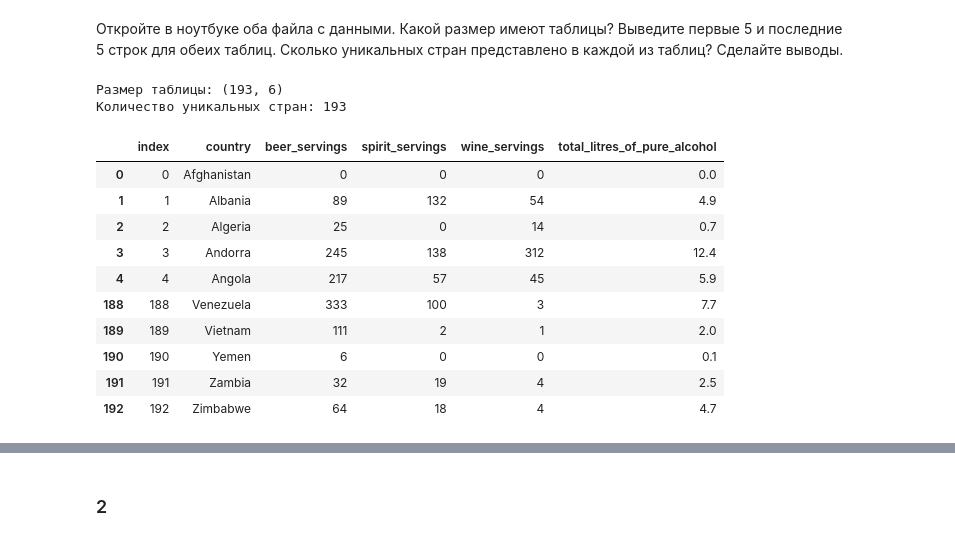
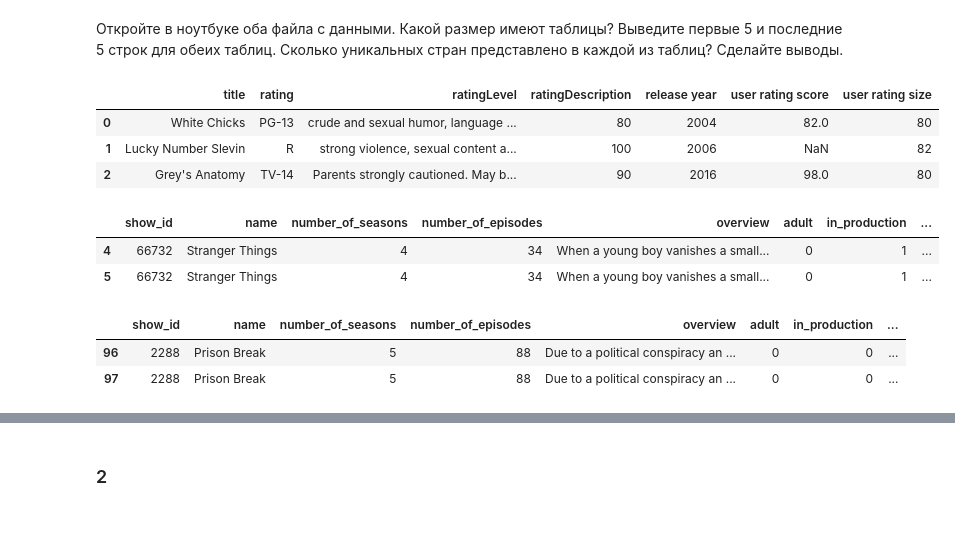
Before and after one commit to evslou/DS, a Jupyter notebook: MMDA&ML/HW 1 - Numpy. Pandas.ipynb, the cells around one changed output, grey strips where cells are left out. Saved outputs shown, nothing was run; the diff lists cells and outputs as text; code cells hidden in the pictures.

```diff
--- a/MMDA&ML/HW 1 - Numpy. Pandas.ipynb
+++ b/MMDA&ML/HW 1 - Numpy. Pandas.ipynb
@@ -312,22 +312,3 @@ import pandas as pd
 Вторая таблица содержит в себе информацию о научных статьях и исследованиях о продолжительности жизни (в разных категориях и для разных групп) по той или иной стране.
 # %% [markdown]
 Откройте в ноутбуке оба файла с данными. Какой размер имеют таблицы? Выведите первые 5 и последние 5 строк для обеих таблиц. Сколько уникальных стран представлено в каждой из таблиц? Сделайте выводы.
-# %%
-drinks = pd.read_csv("/Users/nikitaevseev/Desktop/DS/MMDA&ML/drinks.csv")
-print('Размер таблицы: ' + str(drinks.shape))
-print('Количество уникальных стран:', drinks['country'].unique().size)
-pd.concat([drinks.head(5), drinks.tail(5)])
-# %% [output]
-Размер таблицы: (193, 6)
-Количество уникальных стран: 193
-|  | index | country | beer_servings | spirit_servings | wine_servings | total_litres_of_pure_alcohol |
-| 0 | 0 | Afghanistan | 0 | 0 | 0 | 0.0 |
-| 1 | 1 | Albania | 89 | 132 | 54 | 4.9 |
-| 2 | 2 | Algeria | 25 | 0 | 14 | 0.7 |
-| 3 | 3 | Andorra | 245 | 138 | 312 | 12.4 |
-| 4 | 4 | Angola | 217 | 57 | 45 | 5.9 |
-| 188 | 188 | Venezuela | 333 | 100 | 3 | 7.7 |
-| 189 | 189 | Vietnam | 111 | 2 | 1 | 2.0 |
-| 190 | 190 | Yemen | 6 | 0 | 0 | 0.1 |
-| 191 | 191 | Zambia | 32 | 19 | 4 | 2.5 |
-| 192 | 192 | Zimbabwe | 64 | 18 | 4 | 4.7 |
@@ -333,0 +321,9 @@ pd.concat([drinks.head(5), drinks.tail(5)])
+# %%
+data = pd.read_excel('/Users/nikitaevseev/Downloads/NetflixShows.xlsx')
+data = data.drop_duplicates()
+data.head(3)
+# %% [output]
+|  | title | rating | ratingLevel | ratingDescription | release year | user rating score | user rating size |
+| 0 | White Chicks | PG-13 | crude and sexual humor, language ... | 80 | 2004 | 82.0 | 80 |
+| 1 | Lucky Number Slevin | R | strong violence, sexual content a... | 100 | 2006 | NaN | 82 |
+| 2 | Grey's Anatomy | TV-14 | Parents strongly cautioned. May b... | 90 | 2016 | 98.0 | 80 |
@@ -333,0 +334,7 @@ pd.concat([drinks.head(5), drinks.tail(5)])
+# %%
+shows = shows[(shows.name.isin(data.title)) | (shows.original_name.isin(data.title))]
+shows.head(2)
+# %% [output]
+|  | show_id | name | number_of_seasons | number_of_episodes | overview | adult | in_production | ... |
+| 4 | 66732 | Stranger Things | 4 | 34 | When a young boy vanishes a small... | 0 | 1 | ... |
+| 5 | 66732 | Stranger Things | 4 | 34 | When a young boy vanishes a small... | 0 | 1 | ... |
@@ -333,0 +343,6 @@ pd.concat([drinks.head(5), drinks.tail(5)])
+# %%
+shows[shows.name == 'Prison Break']
+# %% [output]
+|  | show_id | name | number_of_seasons | number_of_episodes | overview | adult | in_production | ... |
+| 96 | 2288 | Prison Break | 5 | 88 | Due to a political conspiracy an ... | 0 | 0 | ... |
+| 97 | 2288 | Prison Break | 5 | 88 | Due to a political conspiracy an ... | 0 | 0 | ... |
```
Also changed, not shown: parts of 16 cells of this notebook, 10 other files.
